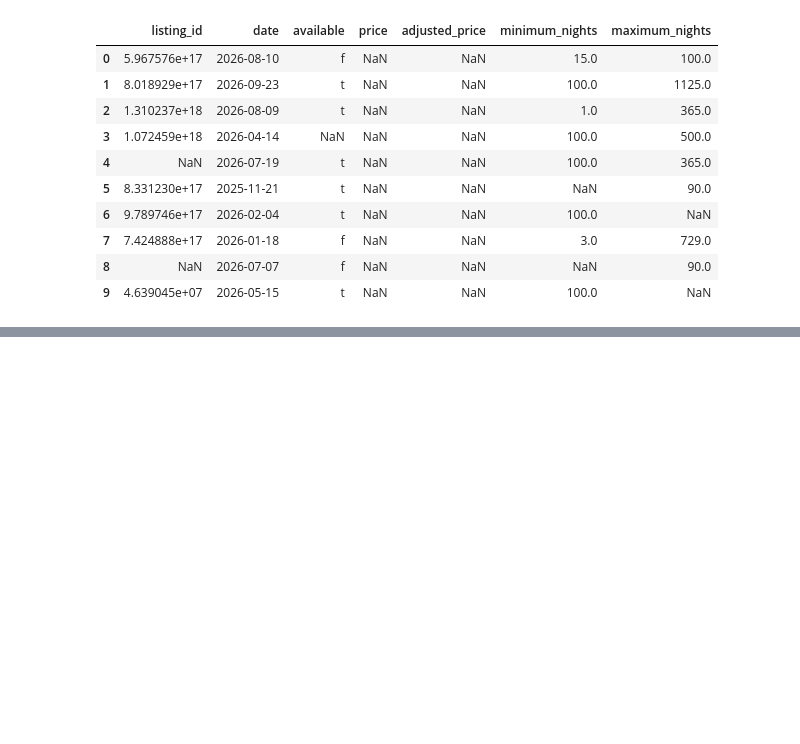
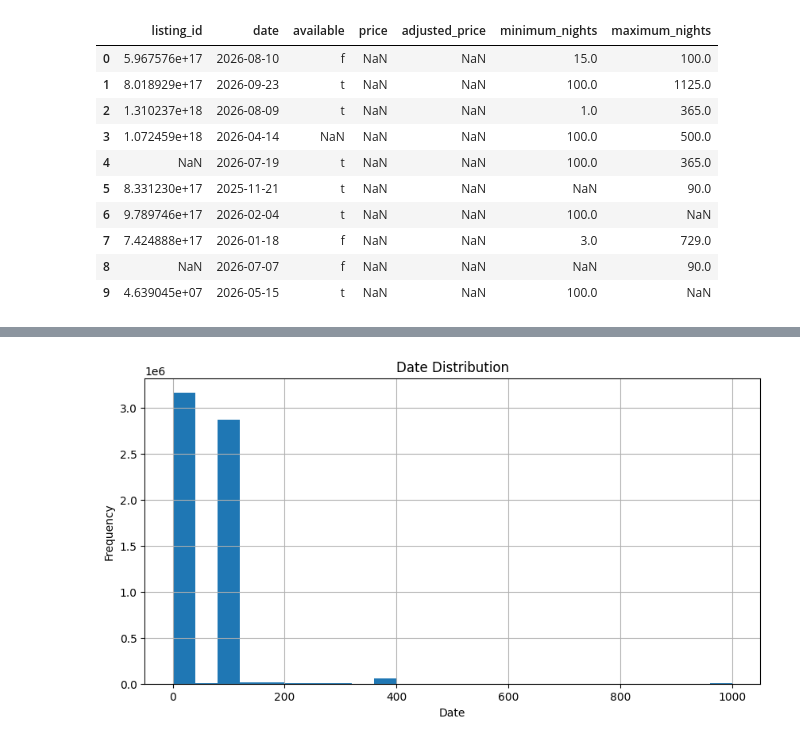
Before and after one commit to agentolek/ium-projekt, a Jupyter notebook: data_exploration.ipynb, the cells around one changed output, grey strips where cells are left out. Saved outputs shown, nothing was run; the diff lists cells and outputs as text; code cells hidden in the pictures; blank space fills up the shorter version.

```diff
--- a/data_exploration.ipynb
+++ b/data_exploration.ipynb
@@ -67,0 +166,8 @@ calendar_df
+# %%
+calendar_df['minimum_nights'].hist(bins=25, figsize=(10, 5))
+plt.title('Date Distribution')
+plt.xlabel('Date')
+plt.ylabel('Frequency')
+plt.show()
+# %% [output]
+[figure, added]
```
Also changed, not shown: parts of 15 cells of this notebook, 3 other files.
